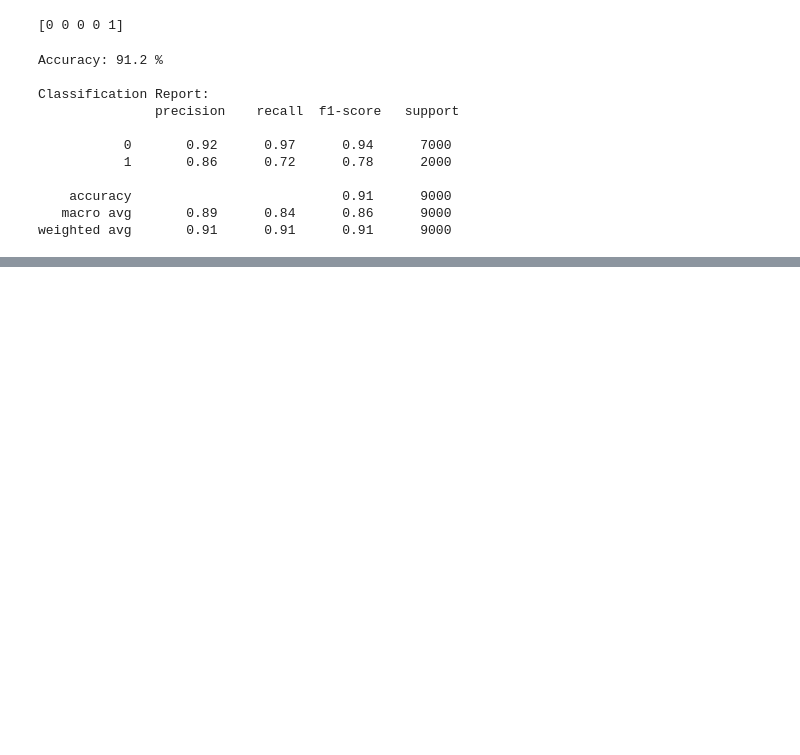
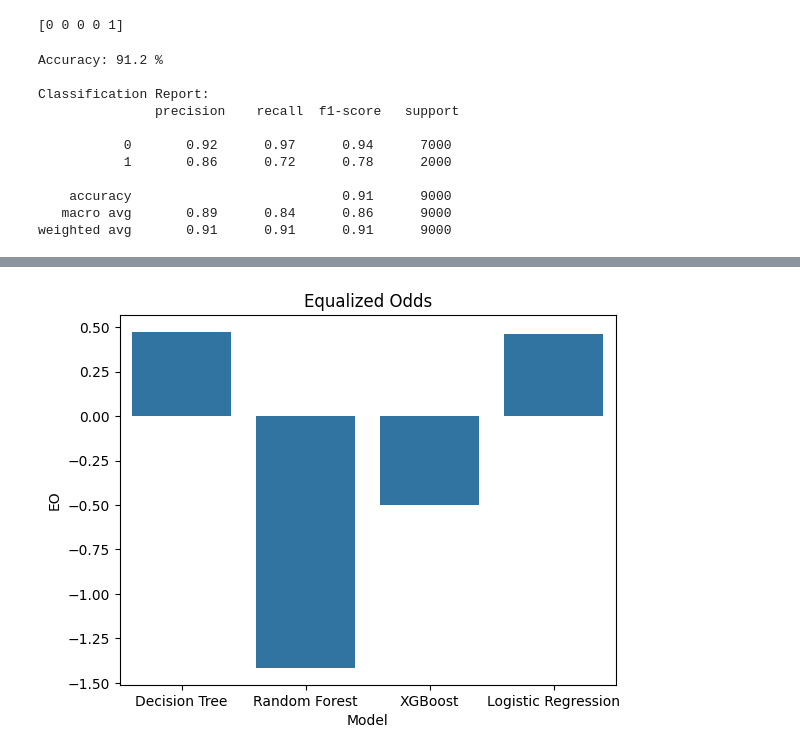
Before and after one commit to 3Techies/Bias-Detection-ML-models, a Jupyter notebook: notebooks/02_baseline_model.ipynb, the cells around one changed output, grey strips where cells are left out. Cells and saved outputs as stored; diff of their text form; code cells hidden in the pictures; blank space fills up the shorter version.

```diff
--- a/notebooks/02_baseline_model.ipynb
+++ b/notebooks/02_baseline_model.ipynb
@@ -174,0 +433,6 @@ Please also refer to the documentation for alternative solver options:
+# %%
+sns.barplot(model_results_df, x="Model", y="EO")
+plt.title("Equalized Odds")
+plt.show()
+# %% [output]
+[figure, added]
```
Also changed, not shown: parts of 49 cells of this notebook.
